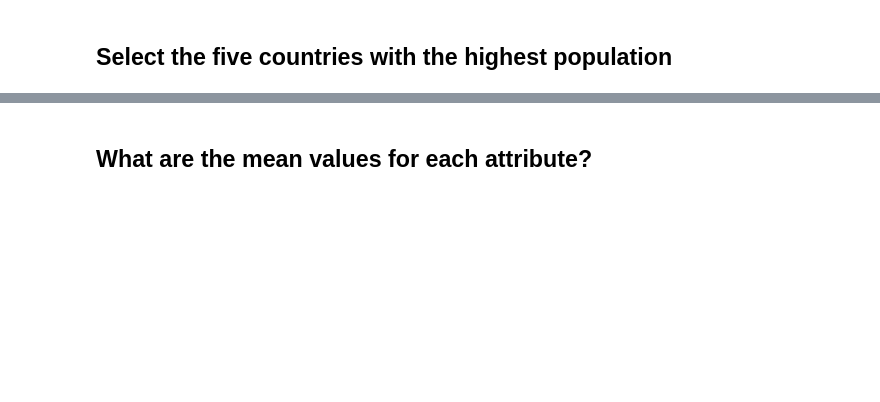
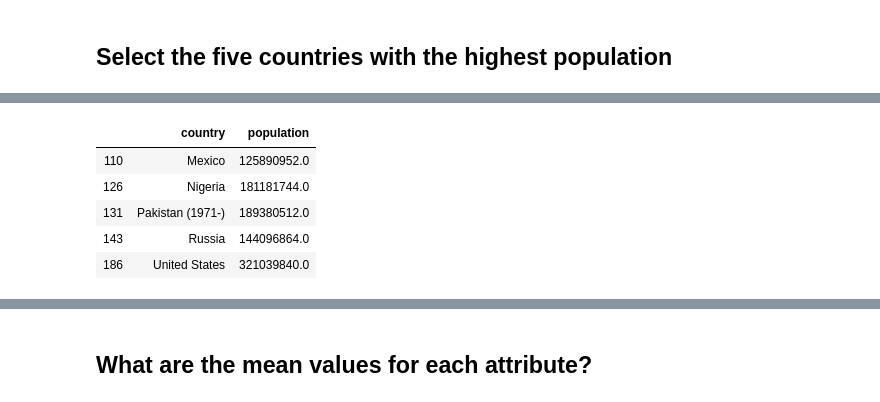
Before and after one commit to michellereiners/gesis-data-exploration, a Jupyter notebook: MR-23_data_exploration_exercise.ipynb, the cells around one changed output, grey strips where cells are left out. Saved outputs shown, nothing was run; the diff lists cells and outputs as text; code cells hidden in the pictures; blank space fills up the shorter version.

```diff
--- a/MR-23_data_exploration_exercise.ipynb
+++ b/MR-23_data_exploration_exercise.ipynb
@@ -160,0 +191,3 @@ Name: region, Length: 194, dtype: int64
+# %%
+country_top5 = pop_sorted.head(5)
+pop_top5 = pop_top5.population
@@ -160,0 +209,12 @@ Name: region, Length: 194, dtype: int64
+# %%
+country = df.loc[df["population"].isin(pop_top5)]
+df2 = country[["country", "population"]]
+df2
+#rslt_df = dataframe.loc[dataframe['Stream'].isin(options)]
+# %% [output]
+|  | country | population |
+| 110 | Mexico | 125890952.0 |
+| 126 | Nigeria | 181181744.0 |
+| 131 | Pakistan (1971-) | 189380512.0 |
+| 143 | Russia | 144096864.0 |
+| 186 | United States | 321039840.0 |
```
Also changed, not shown: parts of 14 cells of this notebook.
